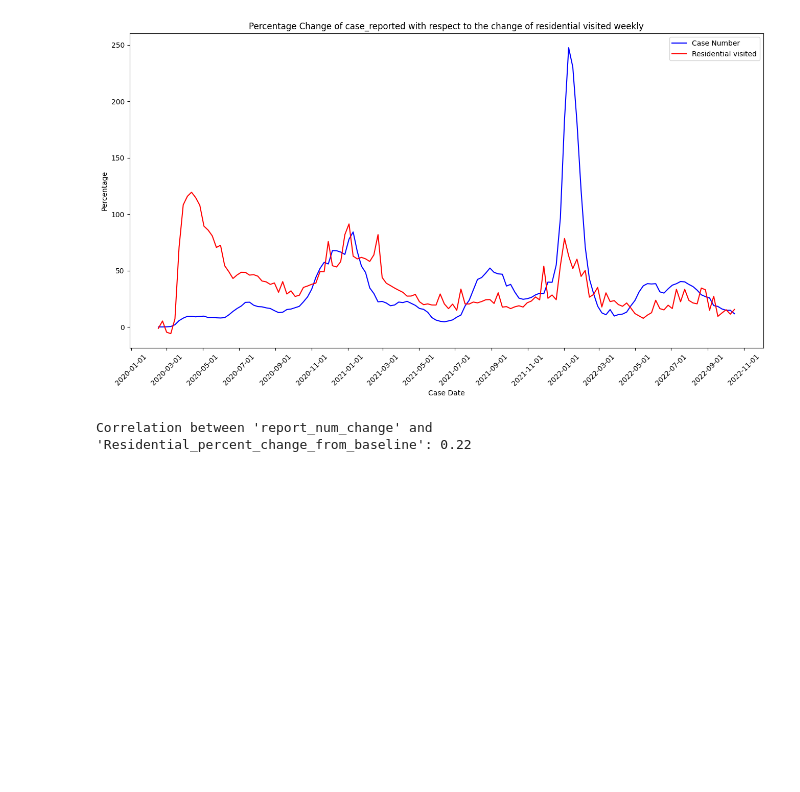
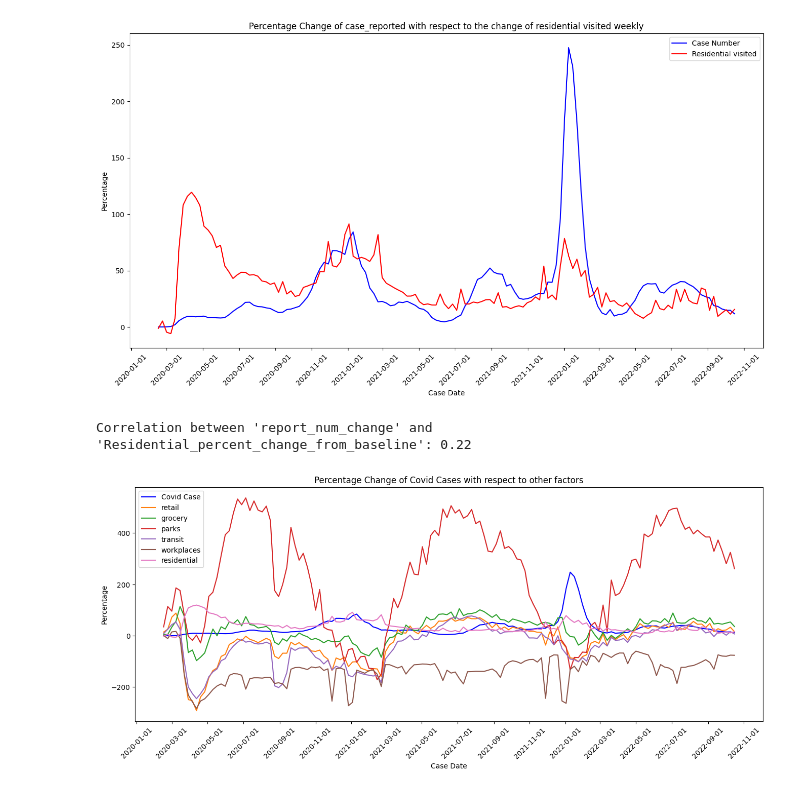
Before and after one commit to suker0723/Relationship-Between-COVID-19-and-Human-Behavior, a Jupyter notebook: Mobility Report/Covid Mobility Plot.ipynb, the cells around one changed output. Saved outputs shown, nothing was run; the diff lists cells and outputs as text; code cells hidden in the pictures; blank space fills up the shorter version.

Commit message:
Correct some plots

```diff
--- a/Mobility Report/Covid Mobility Plot.ipynb
+++ b/Mobility Report/Covid Mobility Plot.ipynb
@@ -409,3 +402,67 @@ correlation = weekly_data['report_num_change'].corr(weekly_data['Residential_per
 print(f"Correlation between 'report_num_change' and 'Residential_percent_change_from_baseline': {correlation:.2f}")
 # %% [output]
 Correlation between 'report_num_change' and 'Residential_percent_change_from_baseline': 0.22
+# %%
+import pandas as pd
+import matplotlib.pyplot as plt
+import matplotlib.dates as mdates
+from itertools import cycle
+
+# Read the CSV file
+file_path = 'E:\\Mobility Covid\\Covid_joined_data.csv'
+
+# Read the CSV file and parse the date
+data = pd.read_csv(file_path)
+data['case_dt'] = pd.to_datetime(data['case_dt'], format='%Y/%m/%d')
+
+# Set the 'case_dt' column as the index
+data.set_index('case_dt', inplace=True)
+
+# Calculate the weekly sum of all columns (excluding 'Report_dt')
+weekly_data = data.drop(columns=['Report_dt']).resample('W').sum()
+
+# Add the percentage change of 'Report_dt' with respect to the first week
+weekly_data['report_num_change'] = ((data['Report_dt'].resample('W').sum() / data['Report_dt'].resample('W').sum().iloc[0]) - 1) / 100
+
+# Reset the index
+weekly_data = weekly_data.reset_index()
+
+# Set the figure size
+plt.figure(figsize=(16, 6))
+
+# Plot the weekly percentage change of 'Report_dt'
+plt.plot(weekly_data['case_dt'], weekly_data['report_num_change'], label='Covid Case', color='blue')
+
+# Get the color cycle from Matplotlib
+colors = cycle(plt.rcParams['axes.prop_cycle'].by_key()['color'])
+
+# Skip the first color (blue) since it's already used for 'report_num_change'
+next(colors)
+
+# Plot the weekly sum of all other columns
+for column in weekly_data.columns[1:-1]:
+    plt.plot(weekly_data['case_dt'], weekly_data[column], label=column.split('_')[0].lower(), color=next(colors))
+
+# Set the x-axis label
+plt.xlabel('Case Date')
+
+# Set the y-axis label
+plt.ylabel('Percentage')
+
+# Set the title
+plt.title('Percentage Change of Covid Cases with respect to other factors')
+
+# Format x-axis tick labels for every 3 months
+plt.gca().xaxis.set_major_locator(mdates.MonthLocator(interval=2))
+plt.gca().xaxis.set_major_formatter(mdates.DateFormatter('%Y-%m-%d'))
+
+# Rotate x-axis labels
+plt.xticks(rotation=45)
+
+# Add a legend
+plt.legend()
+
+# Show the plot
+plt.show()
+# %% [output]
+[figure, added]
```
Also changed, not shown: parts of 4 cells of this notebook, 2 other files.
